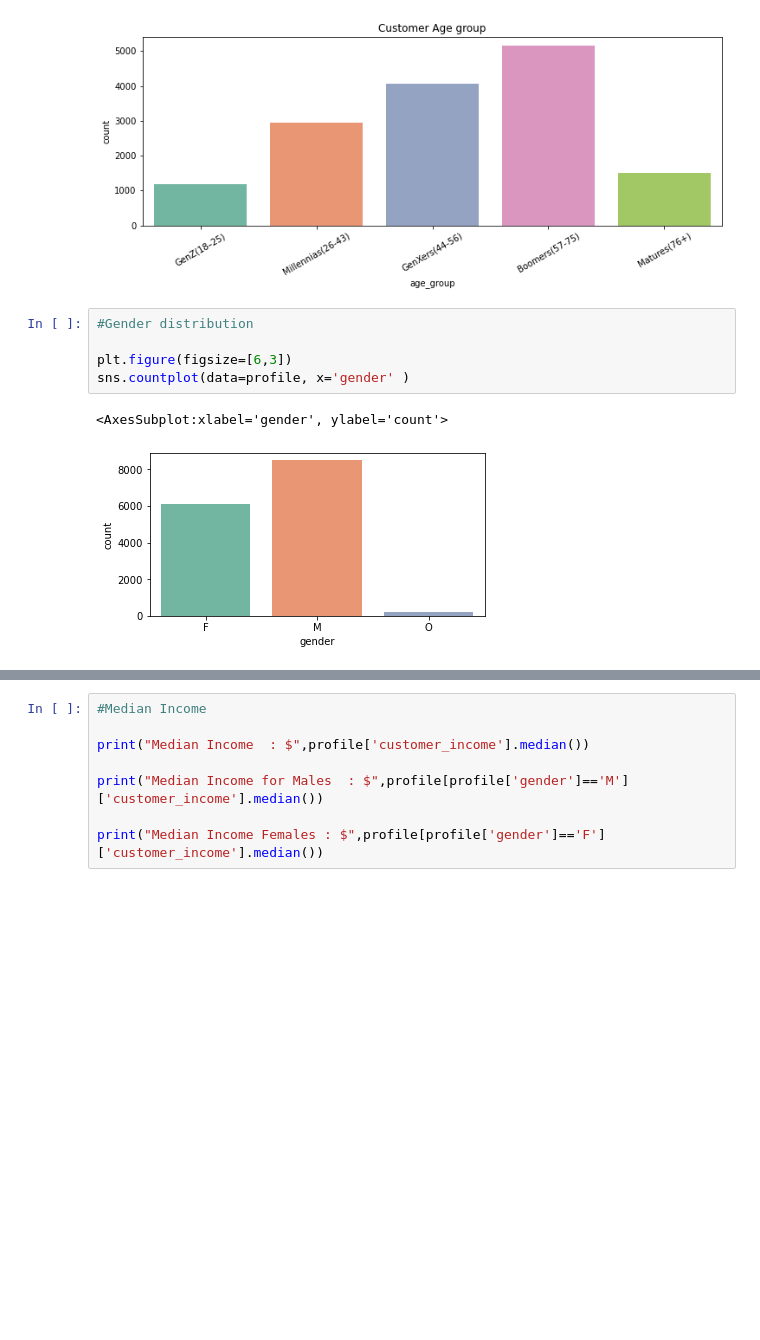
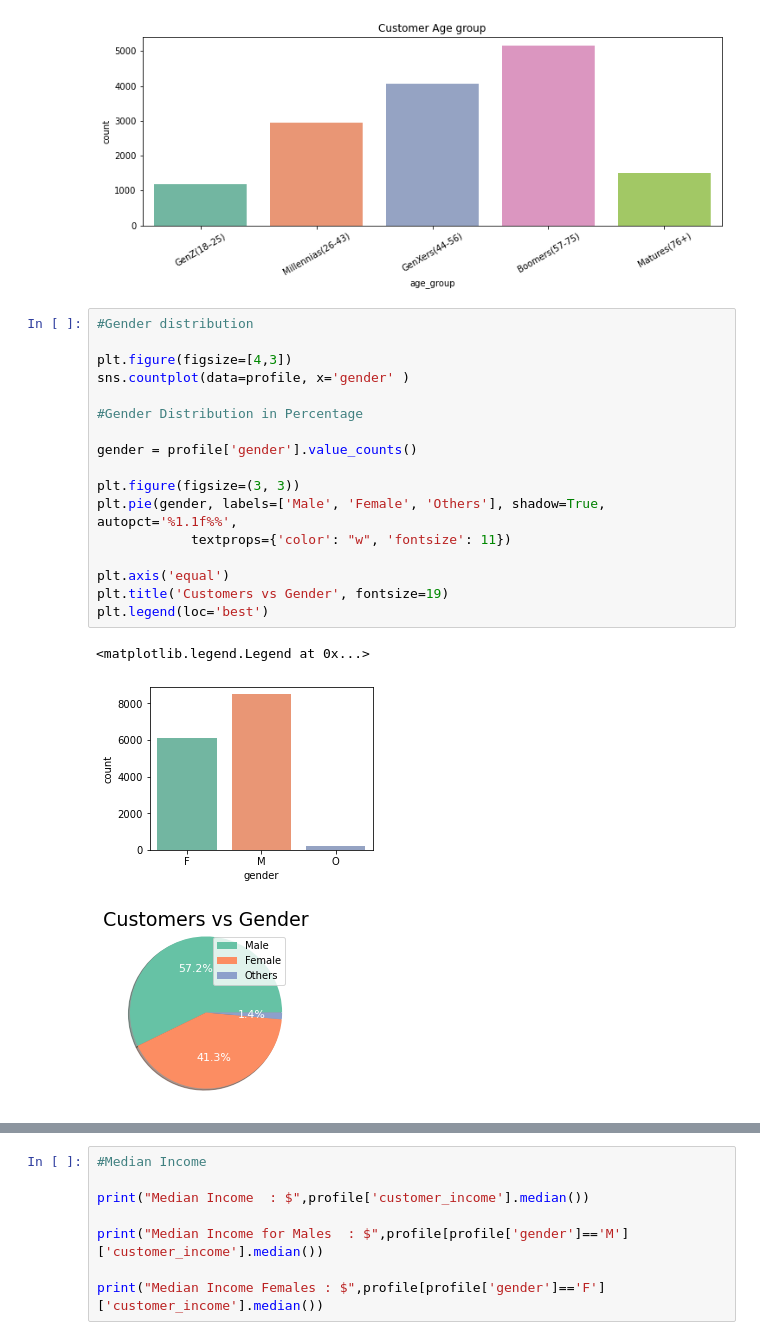
Before and after one commit to Arjunar92/Starbucks_Customer_Segmentation_Project, a Jupyter notebook: Starbucks_Capstone_Data_Exploration.ipynb, the cells around one changed output, grey strips where cells are left out. Cells and saved outputs as stored; diff of their text form; blank space fills up the shorter version.

```diff
--- a/Starbucks_Capstone_Data_Exploration.ipynb
+++ b/Starbucks_Capstone_Data_Exploration.ipynb
@@ -303,11 +289,24 @@ See the caveats in the documentation: https://pandas.pydata.org/pandas-docs/stab
   profile['age_group'] = pd.cut(profile['age'], bins=[18, 26, 44, 57, 76, 101] , labels=labels, include_lowest=True)
 Text(0.5, 1.0, 'Customer Age group')
 [figure]
-# %%
-#Gender distribution
-
-plt.figure(figsize=[6,3])
-sns.countplot(data=profile, x='gender' )
-# %% [output]
-<AxesSubplot:xlabel='gender', ylabel='count'>
-[figure, removed]
+# %%
+#Gender distribution
+
+plt.figure(figsize=[4,3])
+sns.countplot(data=profile, x='gender' )
+
+#Gender Distribution in Percentage
+
+gender = profile['gender'].value_counts()
+
+plt.figure(figsize=(3, 3))
+plt.pie(gender, labels=['Male', 'Female', 'Others'], shadow=True, autopct='%1.1f%%',
+            textprops={'color': "w", 'fontsize': 11})
+
+plt.axis('equal')
+plt.title('Customers vs Gender', fontsize=19)
+plt.legend(loc='best')
+# %% [output]
+<matplotlib.legend.Legend at 0x...>
+[figure, added]
+[figure, added]
```
Also changed, not shown: parts of 16 cells of this notebook.
